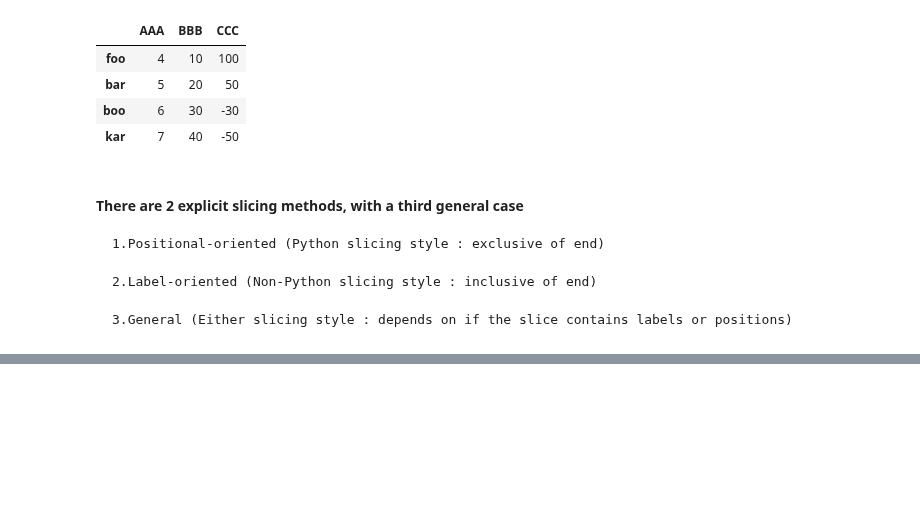
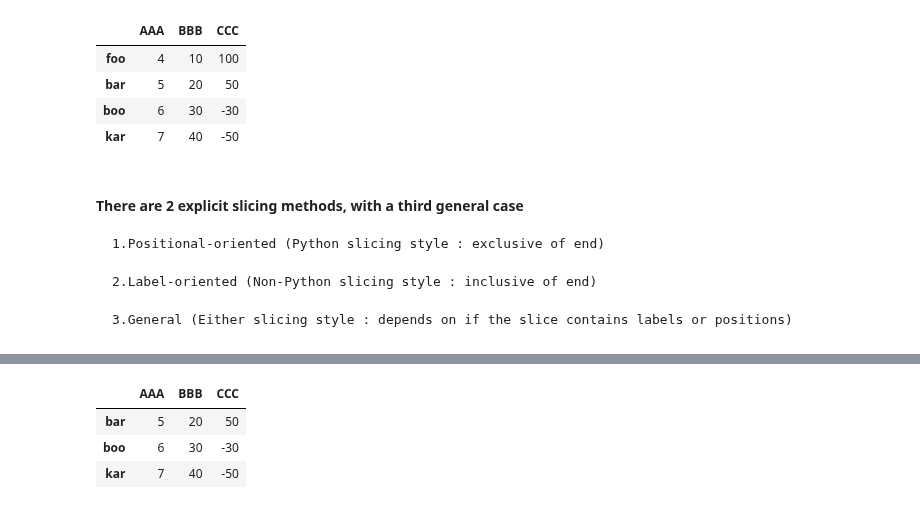
Before and after one commit to onlyabhilash/Feature-Engg, a Jupyter notebook: Pandas/Cooking.ipynb, the cells around one changed output, grey strips where cells are left out. Cells and saved outputs as stored; diff of their text form; code cells hidden in the pictures; blank space fills up the shorter version.

```diff
--- a/Pandas/Cooking.ipynb
+++ b/Pandas/Cooking.ipynb
@@ -230,0 +245,7 @@ df
+# %%
+df["bar":"kar"]
+# %% [output]
+|  | AAA | BBB | CCC |
+| bar | 5 | 20 | 50 |
+| boo | 6 | 30 | -30 |
+| kar | 7 | 40 | -50 |
```
Also changed, not shown: parts of 8 cells of this notebook.
